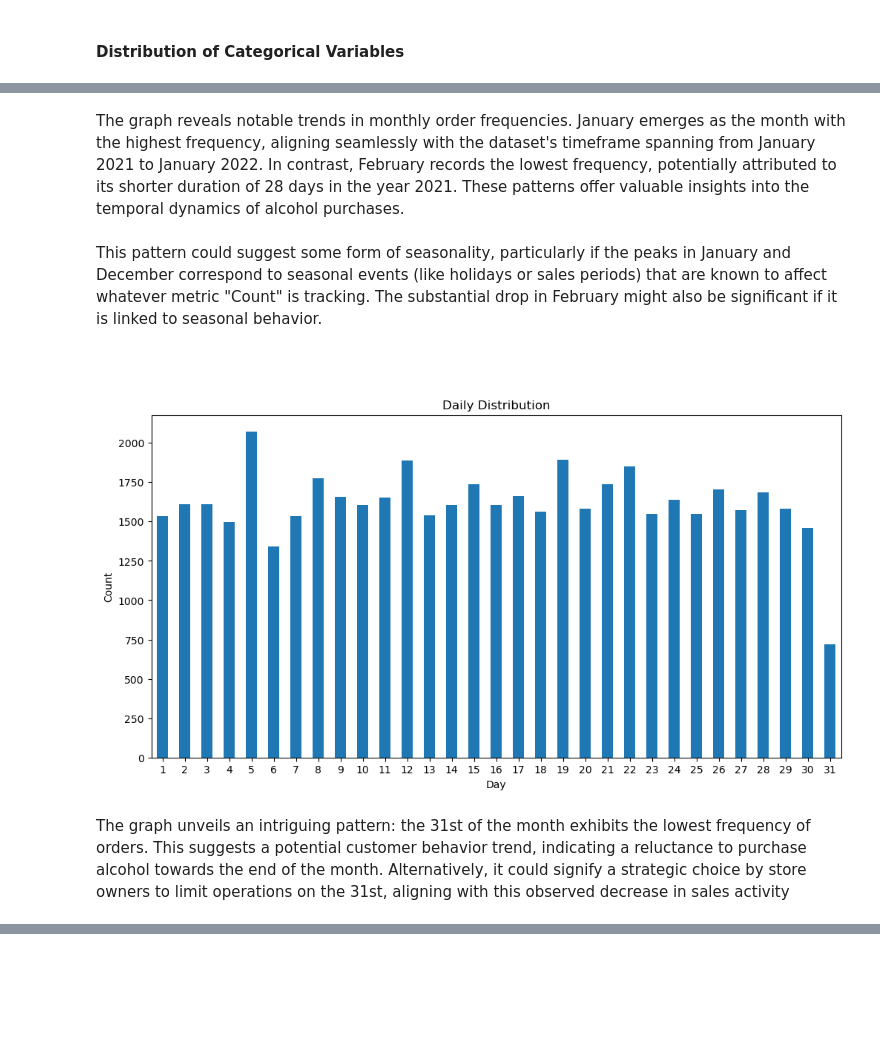
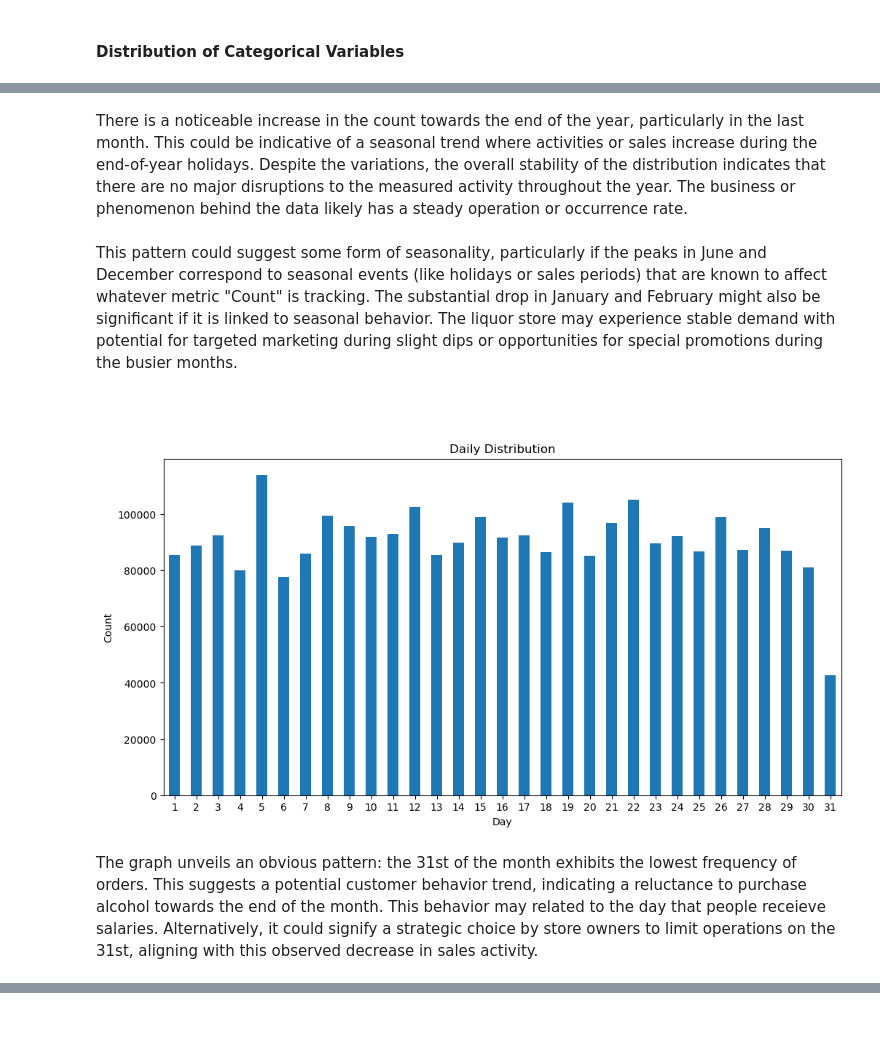
Before and after one commit to LuciaZou/capstone, a Jupyter notebook: EDA.ipynb, the cells around one changed output, grey strips where cells are left out. Cells and saved outputs as stored; diff of their text form; code cells hidden in the pictures; blank space fills up the shorter version.

```diff
--- a/EDA.ipynb
+++ b/EDA.ipynb
@@ -134,13 +119,13 @@ subset_df.head()
 # %% [markdown]
 #### Distribution of Categorical Variables
 # %%
-# Convert the 'date' column to datetime
-subset_df['date'] = pd.to_datetime(subset_df['date'])
+# Convert the 'date' column to datettime
+df['date'] = pd.to_datetime(df['date'])
 
-subset_df['day'] = subset_df['date'].dt.day
-subset_df['month'] = subset_df['date'].dt.month
-subset_df['week'] = subset_df['date'].dt.week
+df['day'] = df['date'].dt.day
+df['month'] = df['date'].dt.month
+df['week'] = df['date'].dt.week
 
-subset_df.head()
+df.head()
 # %% [output]
 |  | invoice_and_item_number | date | store_number | store_name | address | city | zip_code | county_number | ... |
@@ -164,21 +175,23 @@ plt.show()
 # %% [markdown]
-The graph reveals notable trends in monthly order frequencies. January emerges as the month with the highest frequency, aligning seamlessly with the dataset's timeframe spanning from January 2021 to January 2022. In contrast, February records the lowest frequency, potentially attributed to its shorter duration of 28 days in the year 2021. These patterns offer valuable insights into the temporal dynamics of alcohol purchases.
+There is a noticeable increase in the count towards the end of the year, particularly in the last month. This could be indicative of a seasonal trend where activities or sales increase during the end-of-year holidays.
+Despite the variations, the overall stability of the distribution indicates that there are no major disruptions to the measured activity throughout the year. The business or phenomenon behind the data likely has a steady operation or occurrence rate.
 # %% [markdown]
-This pattern could suggest some form of seasonality, particularly if the peaks in January and December correspond to seasonal events (like holidays or sales periods) that are known to affect whatever metric "Count" is tracking. The substantial drop in February might also be significant if it is linked to seasonal behavior.
+This pattern could suggest some form of seasonality, particularly if the peaks in June and December correspond to seasonal events (like holidays or sales periods) that are known to affect whatever metric "Count" is tracking. The substantial drop in January and February might also be significant if it is linked to seasonal behavior.
+The liquor store may experience stable demand with potential for targeted marketing during slight dips or opportunities for special promotions during the busier months.
 # %% [markdown]
 ###
 # %%
 # Daily distribution
-daily_distribution = subset_df.groupby('day').size()
+daily_distribution = df.groupby('day').size()
 plt.figure(figsize=(12, 6))
 daily_distribution.plot(kind='bar')
 plt.xlabel('Day')
 plt.ylabel('Count')
 plt.title('Daily Distribution')
 plt.xticks(rotation=0)
 plt.show()
 # %% [output]
-[figure, old version]
+[figure, new version]
 # %% [markdown]
-The graph unveils an intriguing pattern: the 31st of the month exhibits the lowest frequency of orders. This suggests a potential customer behavior trend, indicating a reluctance to purchase alcohol towards the end of the month. Alternatively, it could signify a strategic choice by store owners to limit operations on the 31st, aligning with this observed decrease in sales activity
+The graph unveils an obvious pattern: the 31st of the month exhibits the lowest frequency of orders. This suggests a potential customer behavior trend, indicating a reluctance to purchase alcohol towards the end of the month. This behavior may related to the day that people receieve salaries.  Alternatively, it could signify a strategic choice by store owners to limit operations on the 31st, aligning with this observed decrease in sales activity.
 # %%
```
Also changed, not shown: parts of 35 cells of this notebook, 5 other files.
